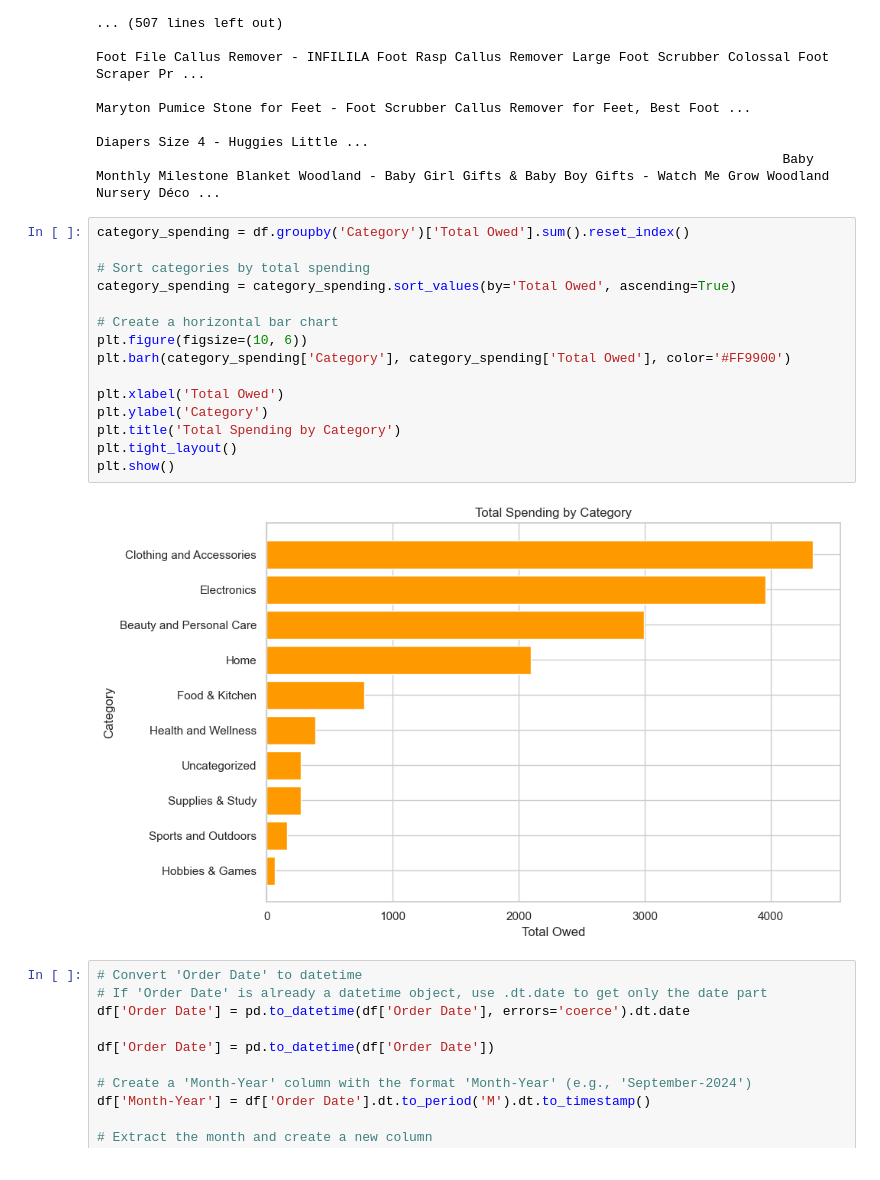
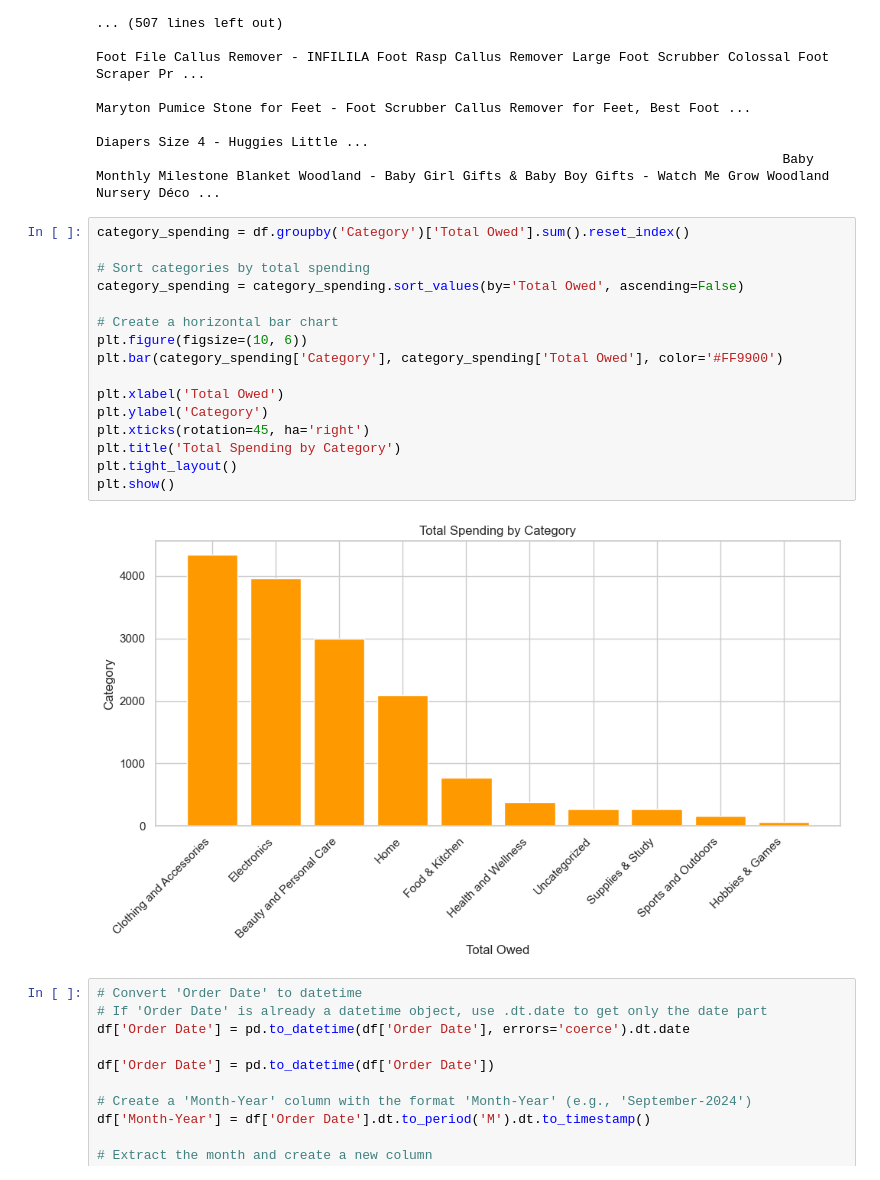
Before and after one commit to Jodi22K/Amazon-Spending-Analytics, a Jupyter notebook: Amazon.ipynb, the cells around one changed output. Saved outputs shown, nothing was run; the diff lists cells and outputs as text.

```diff
--- a/Amazon.ipynb
+++ b/Amazon.ipynb
@@ -212,20 +212,21 @@ print(df[['Product Name', 'Total Owed', 'Category']].to_string(index=False))
 # %%
 category_spending = df.groupby('Category')['Total Owed'].sum().reset_index()
 
 # Sort categories by total spending
-category_spending = category_spending.sort_values(by='Total Owed', ascending=True)
+category_spending = category_spending.sort_values(by='Total Owed', ascending=False)
 
 # Create a horizontal bar chart
 plt.figure(figsize=(10, 6))
-plt.barh(category_spending['Category'], category_spending['Total Owed'], color='#FF9900')
+plt.bar(category_spending['Category'], category_spending['Total Owed'], color='#FF9900')
 
 plt.xlabel('Total Owed')
 plt.ylabel('Category')
+plt.xticks(rotation=45, ha='right')
 plt.title('Total Spending by Category')
 plt.tight_layout()
 plt.show()
 # %% [output]
-[figure, old version]
+[figure, new version]
 # %%
 # Convert 'Order Date' to datetime
 # If 'Order Date' is already a datetime object, use .dt.date to get only the date part
```
